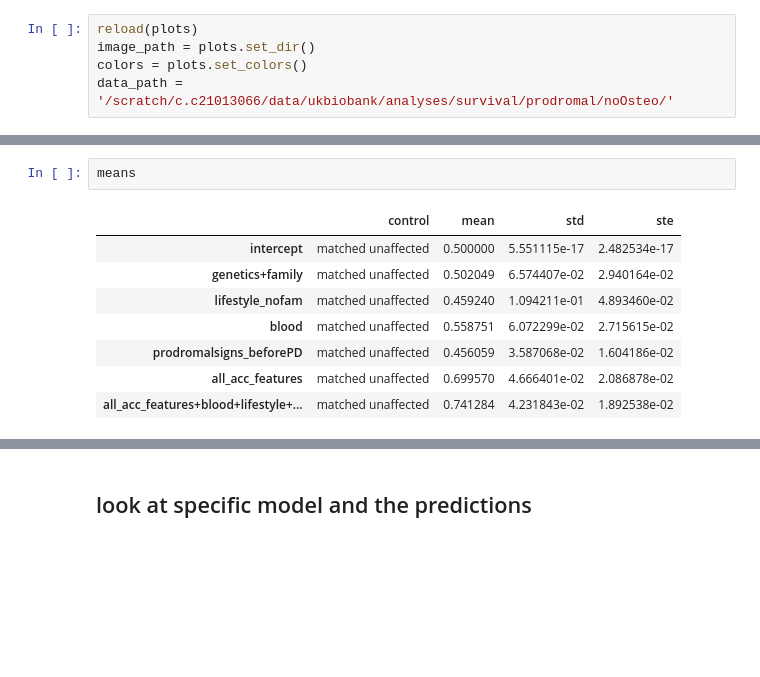
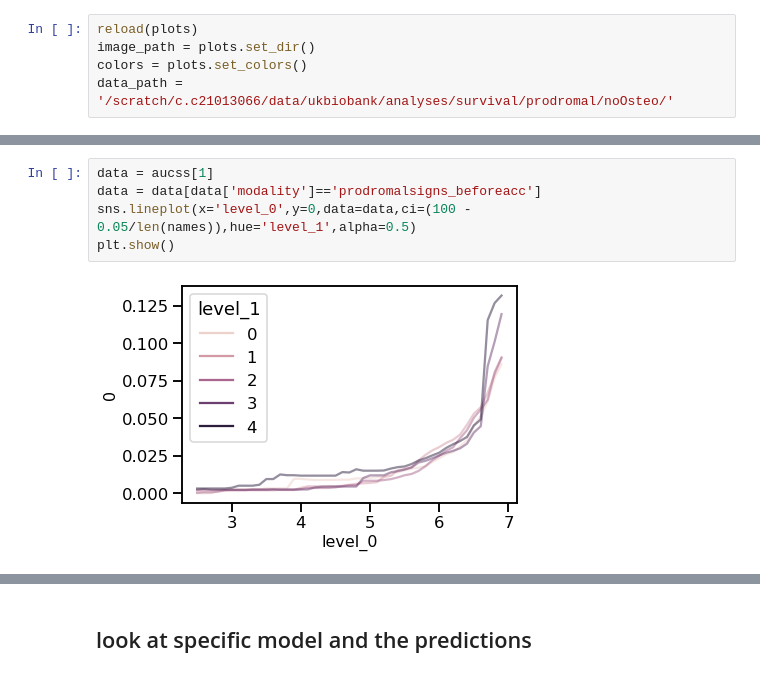
Before and after one commit to aschalkamp/UKBBprodromalPD, a Jupyter notebook: make_figures/Fig7_TimetoDiagnosis.ipynb, the cells around one changed output, grey strips where cells are left out. Saved outputs shown, nothing was run; the diff lists cells and outputs as text; blank space fills up the shorter version.

```diff
--- a/make_figures/Fig7_TimetoDiagnosis.ipynb
+++ b/make_figures/Fig7_TimetoDiagnosis.ipynb
@@ -107,14 +133,10 @@ for ax,aucs,means,plotlabel in zip(axes.flatten(),aucss,meanss,plotlabels):
-# %%
-means
-# %% [output]
-|  | control | mean | std | ste |
-| intercept | matched unaffected | 0.500000 | 5.551115e-17 | 2.482534e-17 |
-| genetics+family | matched unaffected | 0.502049 | 6.574407e-02 | 2.940164e-02 |
-| lifestyle_nofam | matched unaffected | 0.459240 | 1.094211e-01 | 4.893460e-02 |
-| blood | matched unaffected | 0.558751 | 6.072299e-02 | 2.715615e-02 |
-| prodromalsigns_beforePD | matched unaffected | 0.456059 | 3.587068e-02 | 1.604186e-02 |
-| all_acc_features | matched unaffected | 0.699570 | 4.666401e-02 | 2.086878e-02 |
-| all_acc_features+blood+lifestyle+... | matched unaffected | 0.741284 | 4.231843e-02 | 1.892538e-02 |
+# %%
+data = aucss[1]
+data = data[data['modality']=='prodromalsigns_beforeacc']
+sns.lineplot(x='level_0',y=0,data=data,ci=(100 - 0.05/len(names)),hue='level_1',alpha=0.5)
+plt.show()
+# %% [output]
+[figure, added]
 # %%
 fig = plt.figure(figsize=(7,5))
 plots.plot_context()
```
Also changed, not shown: parts of 21 cells of this notebook, 33 other files.
